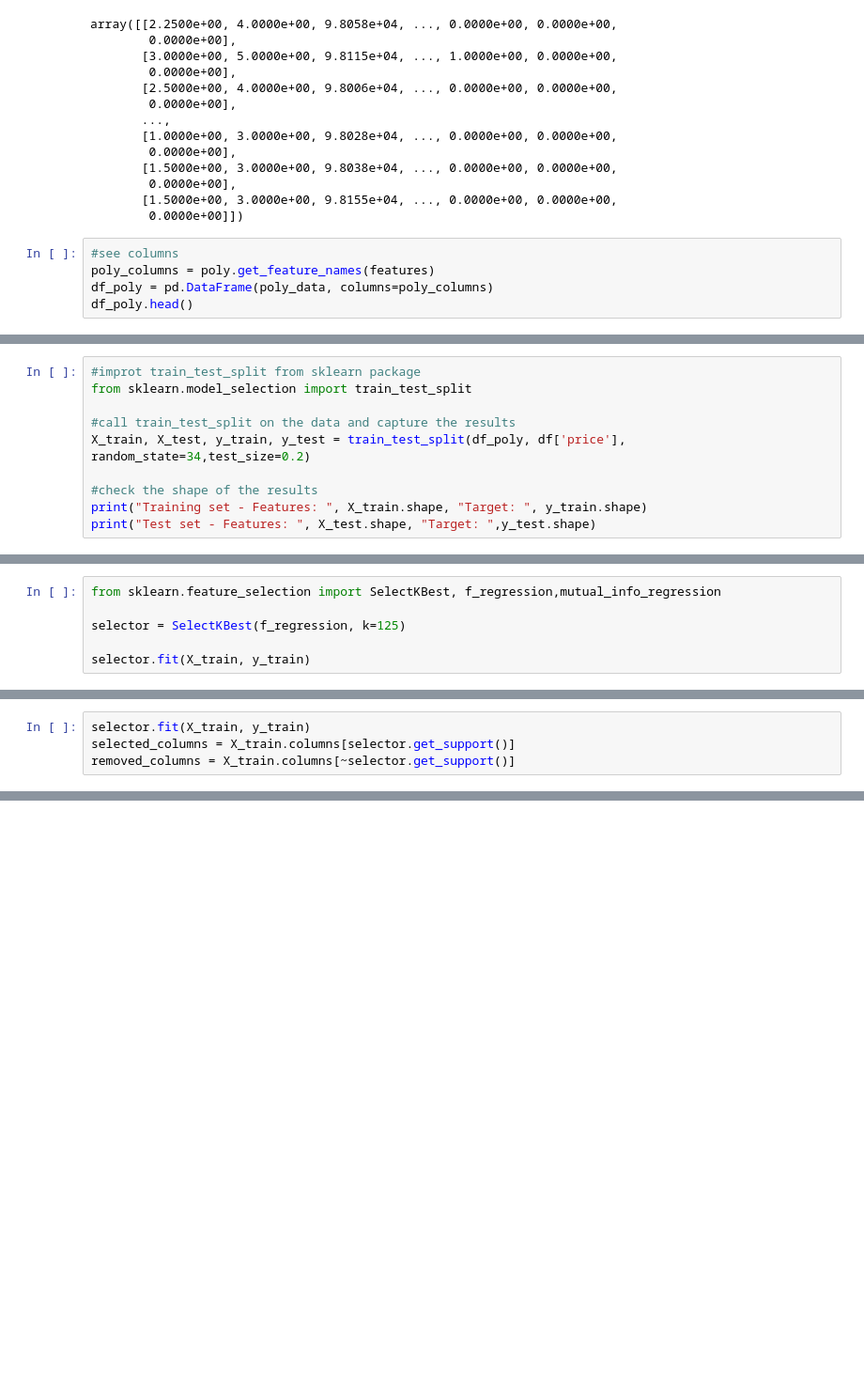
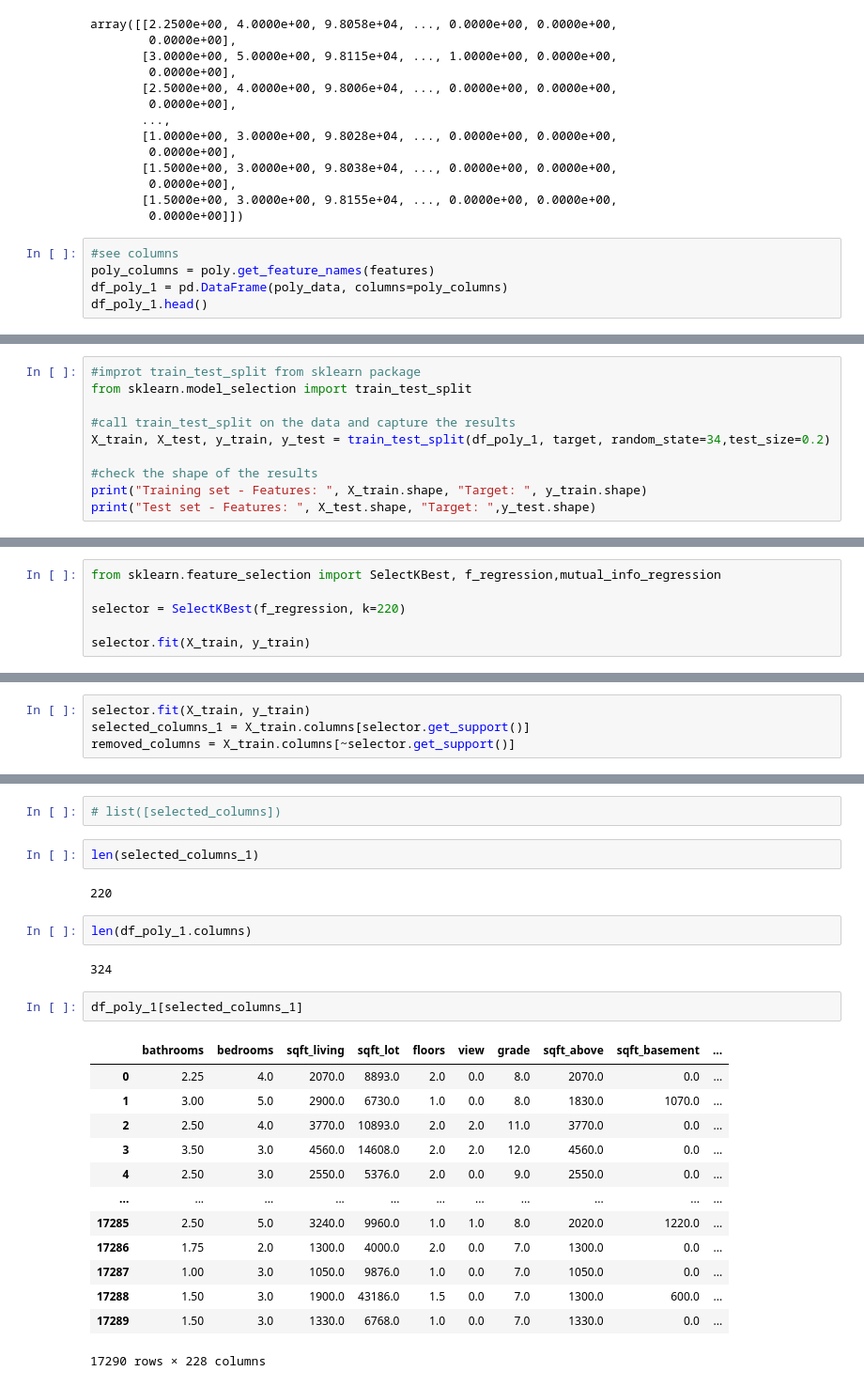
Before and after one commit to raizelistaken/Housing_Prices_KC, a Jupyter notebook: Saturday_models.ipynb, the cells around one changed output, grey strips where cells are left out. Shown at 94% size. Drawn from its saved outputs; the diff is of its cells as text; blank space fills up the shorter version.

```diff
--- a/Saturday_models.ipynb
+++ b/Saturday_models.ipynb
@@ -803,8 +819,8 @@ array([[2.2500e+00, 4.0000e+00, 9.8058e+04, ..., 0.0000e+00, 0.0000e+00,
 # %%
 #see columns
 poly_columns = poly.get_feature_names(features)
-df_poly = pd.DataFrame(poly_data, columns=poly_columns)
-df_poly.head()
+df_poly_1 = pd.DataFrame(poly_data, columns=poly_columns)
+df_poly_1.head()
 # %% [output]
 |  | bathrooms | bedrooms | zipcode | age | sqft_living | sqft_lot | floors | view | grade | sqft_above | ... |
 | 0 | 2.25 | 4.0 | 98058.0 | 34.0 | 2070.0 | 8893.0 | 2.0 | 0.0 | 8.0 | 2070.0 | ... |
@@ -822,7 +838,7 @@ df_poly.shape
 from sklearn.model_selection import train_test_split
 
 #call train_test_split on the data and capture the results
-X_train, X_test, y_train, y_test = train_test_split(df_poly, df['price'], random_state=34,test_size=0.2)
+X_train, X_test, y_train, y_test = train_test_split(df_poly_1, target, random_state=34,test_size=0.2)
 
 #check the shape of the results
 print("Training set - Features: ", X_train.shape, "Target: ", y_train.shape)
@@ -895,7 +911,7 @@ Root Mean Squared Error:150353.30470970634
 # %%
 from sklearn.feature_selection import SelectKBest, f_regression,mutual_info_regression
 
-selector = SelectKBest(f_regression, k=125)
+selector = SelectKBest(f_regression, k=220)
 
 selector.fit(X_train, y_train)
 # %% [output]
@@ -903,4 +919,4 @@ SelectKBest(k=125, score_func=<function f_regression at 0x...>)
 # %%
 selector.fit(X_train, y_train)
-selected_columns = X_train.columns[selector.get_support()]
+selected_columns_1 = X_train.columns[selector.get_support()]
 removed_columns = X_train.columns[~selector.get_support()]
@@ -922,0 +945,26 @@ df_poly[selected_columns]
+# %%
+# list([selected_columns])
+# %%
+len(selected_columns_1)
+# %% [output]
+220
+# %%
+len(df_poly_1.columns)
+# %% [output]
+324
+# %%
+df_poly_1[selected_columns_1]
+# %% [output]
+|  | bathrooms | bedrooms | sqft_living | sqft_lot | floors | view | grade | sqft_above | sqft_basement | ... |
+| 0 | 2.25 | 4.0 | 2070.0 | 8893.0 | 2.0 | 0.0 | 8.0 | 2070.0 | 0.0 | ... |
+| 1 | 3.00 | 5.0 | 2900.0 | 6730.0 | 1.0 | 0.0 | 8.0 | 1830.0 | 1070.0 | ... |
+| 2 | 2.50 | 4.0 | 3770.0 | 10893.0 | 2.0 | 2.0 | 11.0 | 3770.0 | 0.0 | ... |
+| 3 | 3.50 | 3.0 | 4560.0 | 14608.0 | 2.0 | 2.0 | 12.0 | 4560.0 | 0.0 | ... |
+| 4 | 2.50 | 3.0 | 2550.0 | 5376.0 | 2.0 | 0.0 | 9.0 | 2550.0 | 0.0 | ... |
+| ... | ... | ... | ... | ... | ... | ... | ... | ... | ... | ... |
+| 17285 | 2.50 | 5.0 | 3240.0 | 9960.0 | 1.0 | 1.0 | 8.0 | 2020.0 | 1220.0 | ... |
+| 17286 | 1.75 | 2.0 | 1300.0 | 4000.0 | 2.0 | 0.0 | 7.0 | 1300.0 | 0.0 | ... |
+| 17287 | 1.00 | 3.0 | 1050.0 | 9876.0 | 1.0 | 0.0 | 7.0 | 1050.0 | 0.0 | ... |
+| 17288 | 1.50 | 3.0 | 1900.0 | 43186.0 | 1.5 | 0.0 | 7.0 | 1300.0 | 600.0 | ... |
+| 17289 | 1.50 | 3.0 | 1330.0 | 6768.0 | 1.0 | 0.0 | 7.0 | 1330.0 | 0.0 | ... |
+17290 rows × 228 columns
```
Also changed, not shown: parts of 34 cells of this notebook, 4 other files.
